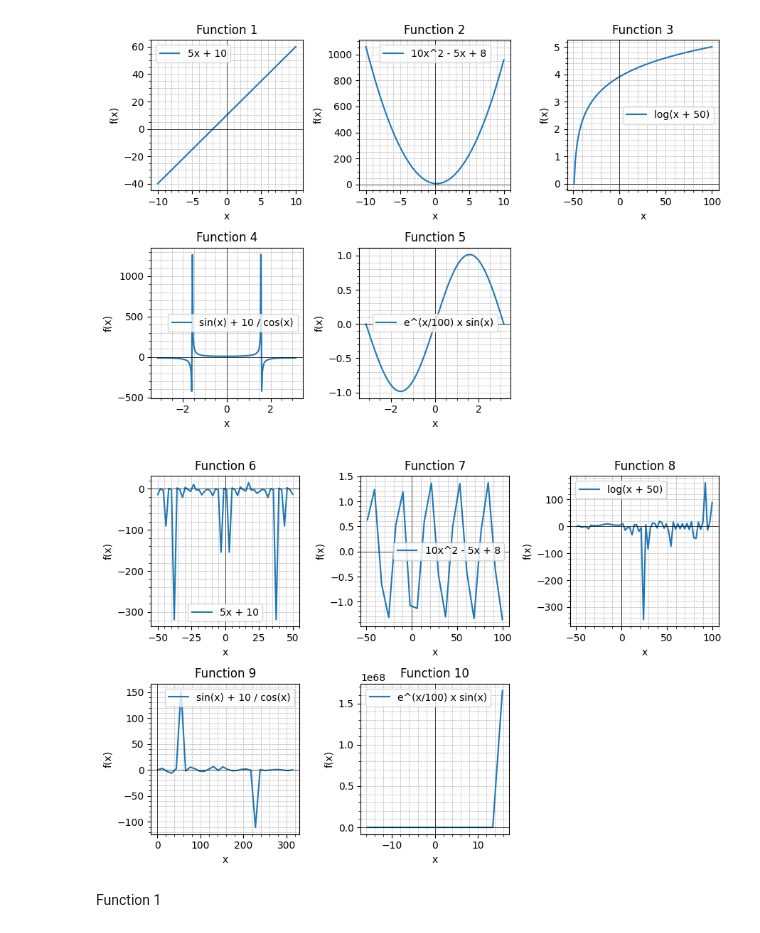
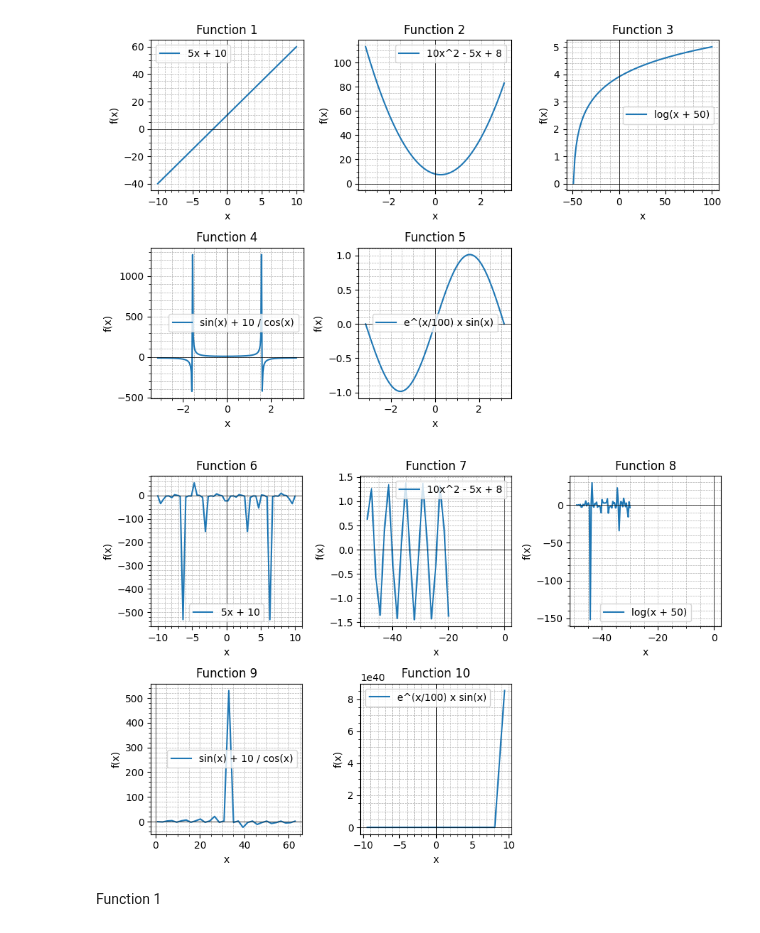
Before and after one commit to fakharzadehAmir/Function-Prediction, a Jupyter notebook: Function_Predicting.ipynb, the cells around one changed output. Cells and saved outputs as stored; diff of their text form; code cells hidden in the pictures.

```diff
--- a/Function_Predicting.ipynb
+++ b/Function_Predicting.ipynb
@@ -40,7 +40,7 @@ def function_5(x):
 
 
 x_values_func1 = np.linspace(-10, 10, 50)
-x_values_func2 = np.linspace(-10, 10, 100)
+x_values_func2 = np.linspace(-3, 3, 100)
 x_values_func3 = np.linspace(-49, 100, 100)
 x_values_func4 = np.linspace(-1*np.pi, np.pi, 200)
 x_values_func5 = np.linspace(-1*np.pi, np.pi, 350)
@@ -55,40 +55,40 @@ func_dict_1 = {
 
 plot_functions(func_dict_1)
 # %% [output]
-[figure, old version]
+[figure, new version]
 # %%
 def function_6(x):
   return -1 * ((1 / np.tan(x) ** 2 ) + (np.tan(x) + 1e-5))
 
 def function_7(x):
   return np.sin(x) - np.cos(x) + 1/x
 
 def function_8(x):
   return np.exp(0.01 * x) * np.log(x + 50 + 1e-5) / np.cos(0.5 * (x**2))
 
 def function_9(x):
   return 1 / (np.cos(x) + 1e-5) * np.log(x + 1e-5) / np.exp(0.01 * x)
 
 def function_10(x):
   return (np.exp(10 * x))
 
 
-x_values_func6 = np.linspace(-50, 50, 50)
-x_values_func7 = np.linspace(-49, 100, 20)
-x_values_func8 = np.linspace(-49, 100, 60)
-x_values_func9 = np.linspace(1, 100*np.pi, 30)
-x_values_func10 = np.linspace(-5*np.pi, 5*np.pi, 15)
+x_values_func6 = np.linspace(-10, 10, 50)
+x_values_func7 = np.linspace(-49, -20, 20)
+x_values_func8 = np.linspace(-49, -30, 60)
+x_values_func9 = np.linspace(1, 20*np.pi, 30)
+x_values_func10 = np.linspace(-3*np.pi, 3*np.pi, 15)
 
 func_dict_2 = {
     6: {'x': x_values_func6, 'y': function_6(x_values_func6), 'label': "5x + 10"},
     7: {'x': x_values_func7, 'y': function_7(x_values_func7), 'label': "10x^2 - 5x + 8"},
     8: {'x': x_values_func8, 'y': function_8(x_values_func8), 'label': "log(x + 50)"},
     9: {'x': x_values_func9, 'y': function_9(x_values_func9), 'label': "sin(x) + 10 / cos(x)"},
     10: {'x': x_values_func10, 'y': function_10(x_values_func10), 'label': "e^(x/100) x sin(x)"},
 }
 
 plot_functions(func_dict_2)
 # %% [output]
-[figure, old version]
+[figure, new version]
 # %%
 def model_comparison_plot(x_train, x_test, y_train, y_test, y_pred_list):
```
Also changed, not shown: parts of 25 cells of this notebook.
